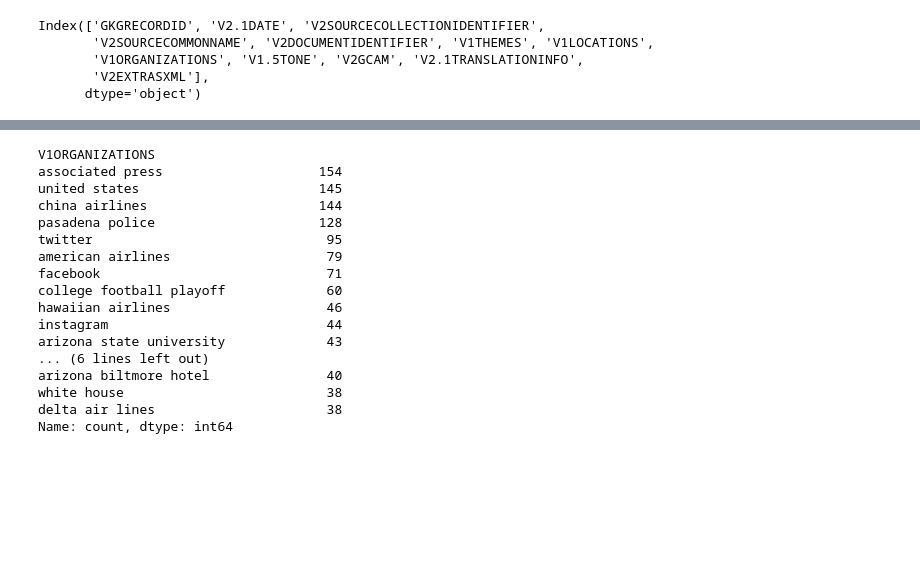
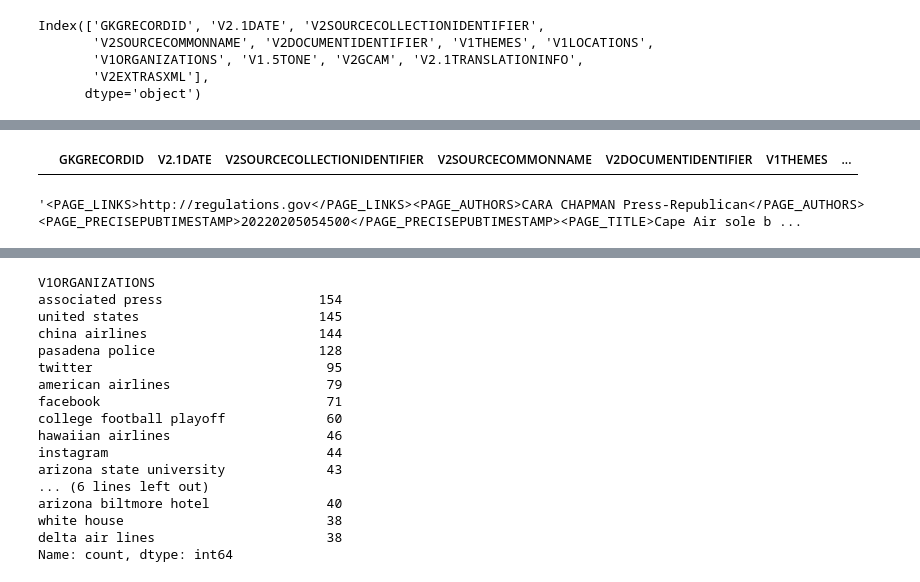
Before and after one commit to svanomm/sentiment-volume-forecasting, a Jupyter notebook: Scripts/03 Download and Process GDELT Data.ipynb, the cells around one changed output, grey strips where cells are left out. Saved outputs shown, nothing was run; the diff lists cells and outputs as text; code cells hidden in the pictures; blank space fills up the shorter version.

```diff
--- a/Scripts/03 Download and Process GDELT Data.ipynb
+++ b/Scripts/03 Download and Process GDELT Data.ipynb
@@ -306,0 +339,10 @@ df2
+# %%
+# Check if there are any duplicates in field V2DOCUMENTIDENTIFIER
+duplicates = df[df.duplicated(subset=['V2DOCUMENTIDENTIFIER'], keep=False)]
+duplicates
+# %% [output]
+|  | GKGRECORDID | V2.1DATE | V2SOURCECOLLECTIONIDENTIFIER | V2SOURCECOMMONNAME | V2DOCUMENTIDENTIFIER | V1THEMES | ... |
+# %%
+df['V2EXTRASXML'][0]
+# %% [output]
+'<PAGE_LINKS>http://regulations.gov</PAGE_LINKS><PAGE_AUTHORS>CARA CHAPMAN Press-Republican</PAGE_AUTHORS><PAGE_PRECISEPUBTIMESTAMP>20220205054500</PAGE_PRECISEPUBTIMESTAMP><PAGE_TITLE>Cape Air sole b ...
```
Also changed, not shown: parts of 9 cells of this notebook, 4 other files.
